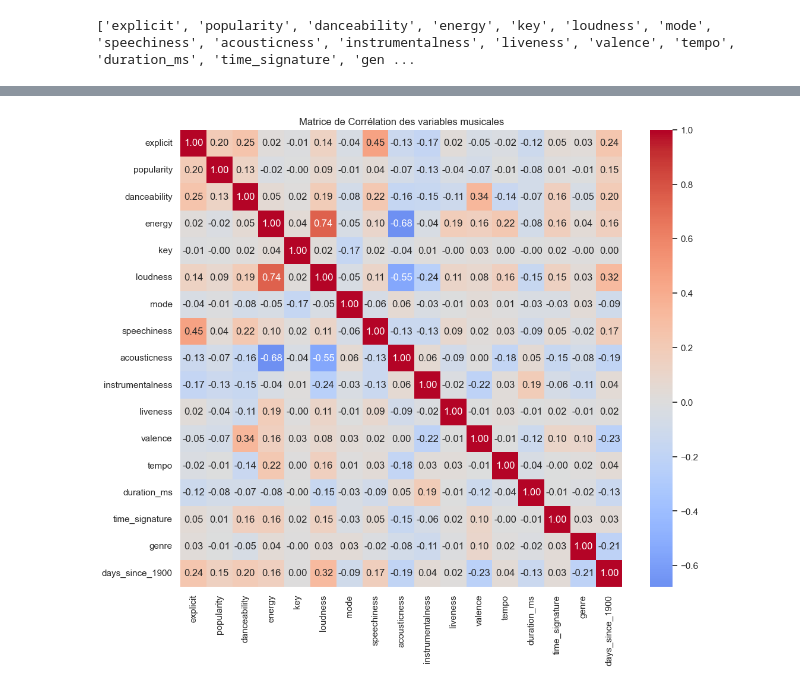
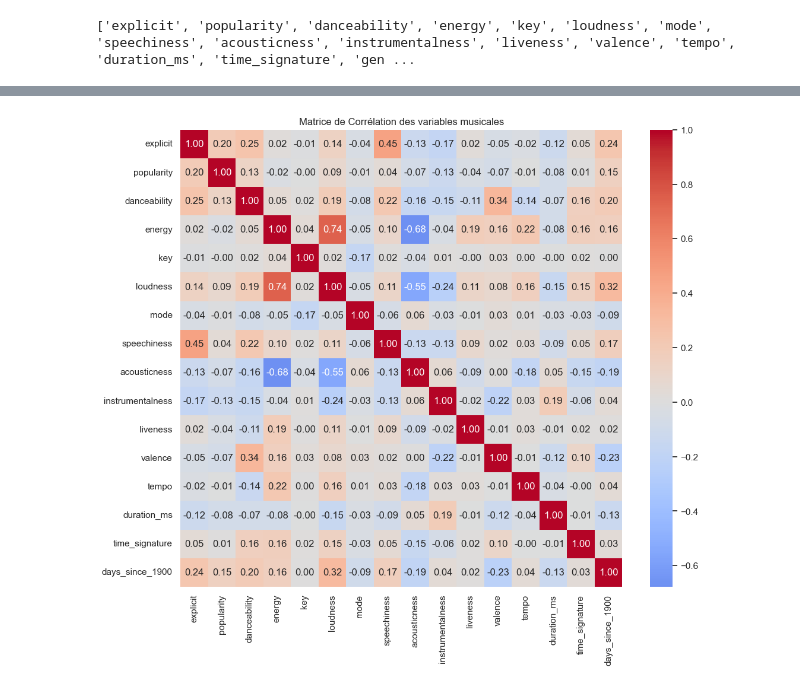
Before and after one commit to jmalfaro2019/Projet-AARES-20260202, a Jupyter notebook: part_1/notebooks/01_analysis.ipynb, the cells around one changed output, grey strips where cells are left out. Cells and saved outputs as stored; diff of their text form; code cells hidden in the pictures.

```diff
--- a/part_1/notebooks/01_analysis.ipynb
+++ b/part_1/notebooks/01_analysis.ipynb
@@ -150,18 +154,6 @@ df_train_copy['days_since_1900'].sort_values()
 19383    44573
 22166    44573
 Name: days_since_1900, Length: 25492, dtype: int64
-# %%
-#preprocessing
-df_train_copy = df_train.copy() # pour eviter les pb
-
-
-
-#pour les dates, on cosidere leurs écarts par rapport a la premiere date. la premiere est considéré a 0.
-
-df_train_copy['release_date'] = pd.to_datetime(df_train_copy['release_date'],format='mixed')
-min_date = df_train_copy['release_date'].min()
-df_train_copy['days_since_1900'] = (df_train_copy['release_date'] - min_date).dt.days
-df_train_copy['days_since_1900'].sort_values()
 # %%
 
 FEATURES = list( df_train_copy.columns[1:] )# retirer la date pour simplifier
@@ -191,13 +168,14 @@ df_train_clean.to_csv("../data/preprocessed/spotify_dataset_train.csv")
 # %%
 plt.figure(figsize=(12, 10))
+features_train = df_train_clean.drop(columns=['genre'])
 
-sns.heatmap(df_train_clean.corr(),
+sns.heatmap(features_train.corr(),
             annot=True,
             fmt=".2f",
             cmap='coolwarm',
             center=0)
 
 plt.title("Matrice de Corrélation des variables musicales")
 plt.show()
 # %% [output]
-[figure, old version]
+[figure, new version]
```
Also changed, not shown: parts of 8 cells of this notebook, 1 other file.
